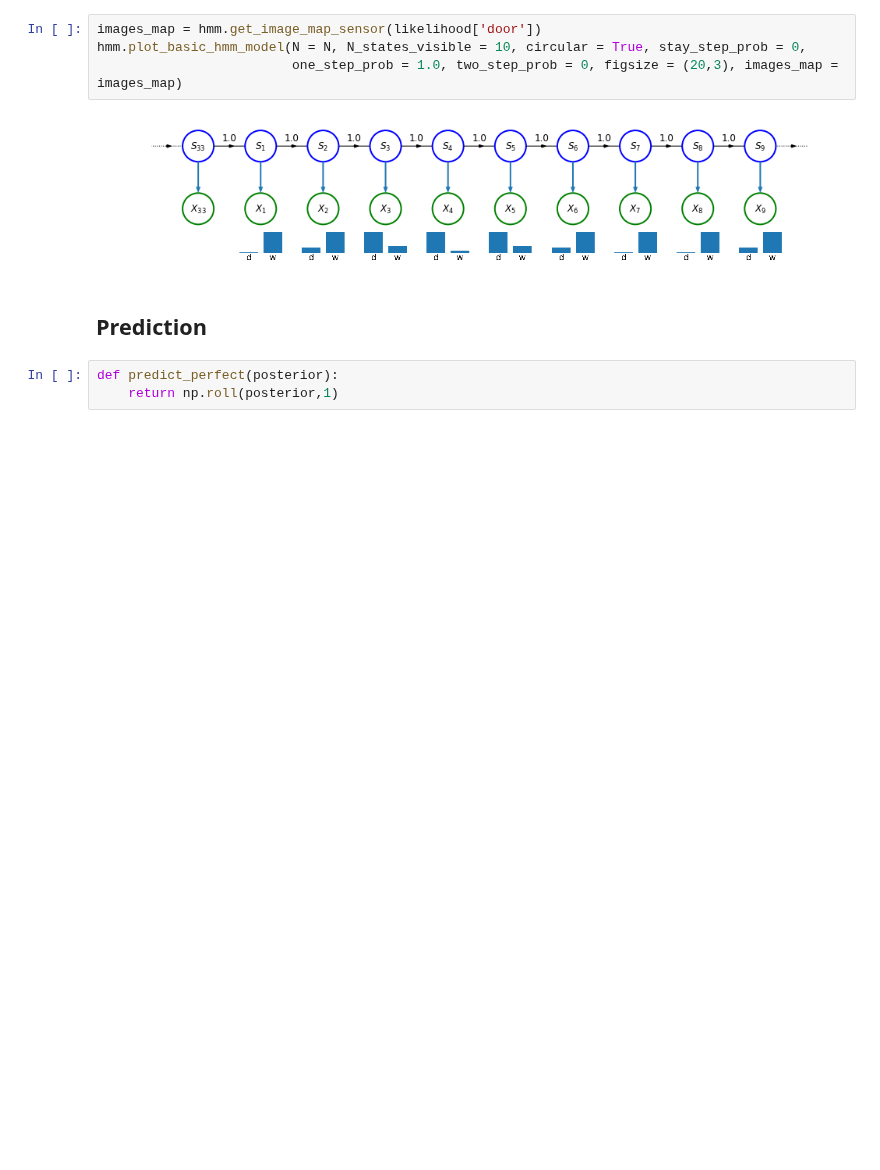
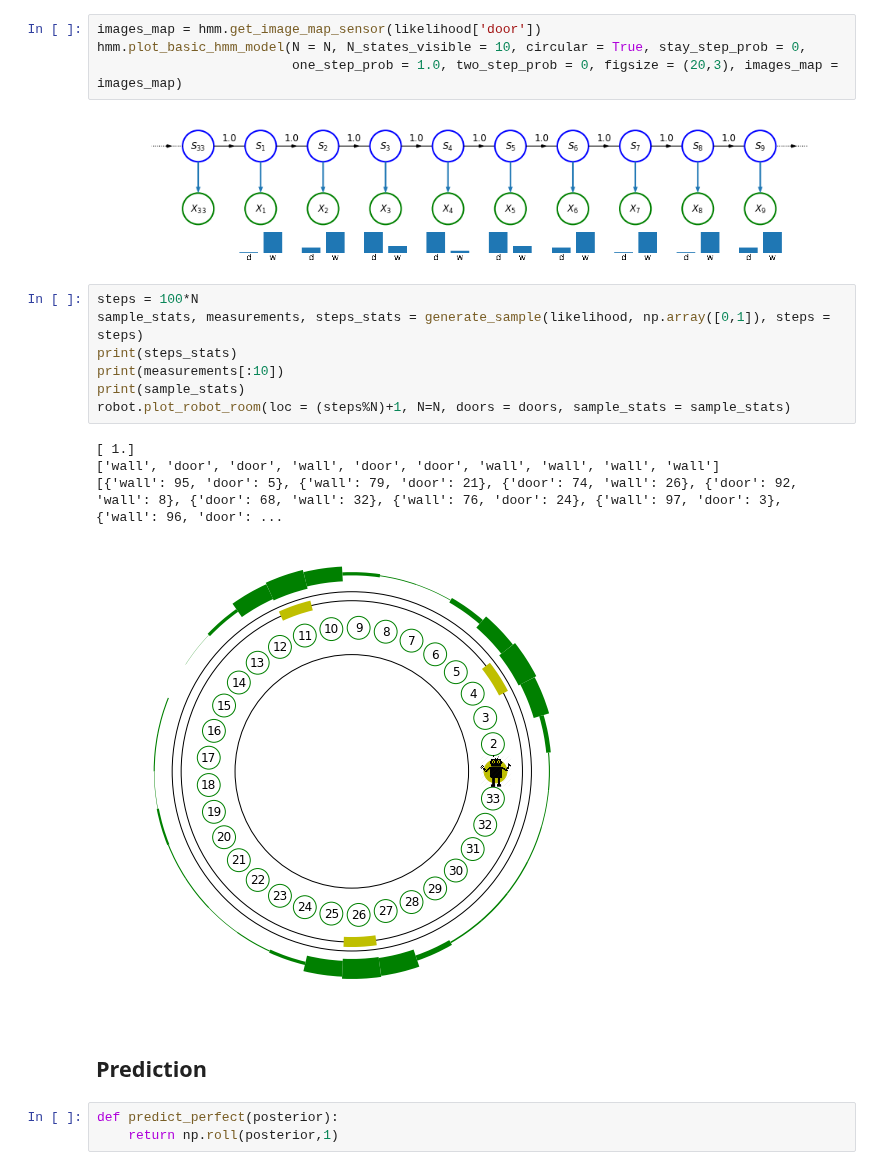
Before and after one commit to jganzabal/Kalman-as-Recursive-Bayesian-Estimation, a Jupyter notebook: Histogram Filters.ipynb, the cells around one changed output. Cells and saved outputs as stored; diff of their text form; blank space fills up the shorter version.

```diff
--- a/Histogram Filters.ipynb
+++ b/Histogram Filters.ipynb
@@ -181,6 +184,18 @@ hmm.plot_basic_hmm_model(N = N, N_states_visible = 10, circular = True, stay_ste
                          one_step_prob = 1.0, two_step_prob = 0, figsize = (20,3), images_map = images_map)
 # %% [output]
 [figure]
+# %%
+steps = 100*N
+sample_stats, measurements, steps_stats = generate_sample(likelihood, np.array([0,1]), steps = steps)
+print(steps_stats)
+print(measurements[:10])
+print(sample_stats)
+robot.plot_robot_room(loc = (steps%N)+1, N=N, doors = doors, sample_stats = sample_stats)
+# %% [output]
+[ 1.]
+['wall', 'door', 'door', 'wall', 'door', 'door', 'wall', 'wall', 'wall', 'wall']
+[{'wall': 95, 'door': 5}, {'wall': 79, 'door': 21}, {'door': 74, 'wall': 26}, {'door': 92, 'wall': 8}, {'door': 68, 'wall': 32}, {'wall': 76, 'door': 24}, {'wall': 97, 'door': 3}, {'wall': 96, 'door': ...
+[figure, added]
 # %% [markdown]
 ## Prediction
 # %%
```
Also changed, not shown: parts of 29 cells of this notebook, 2 other files.
